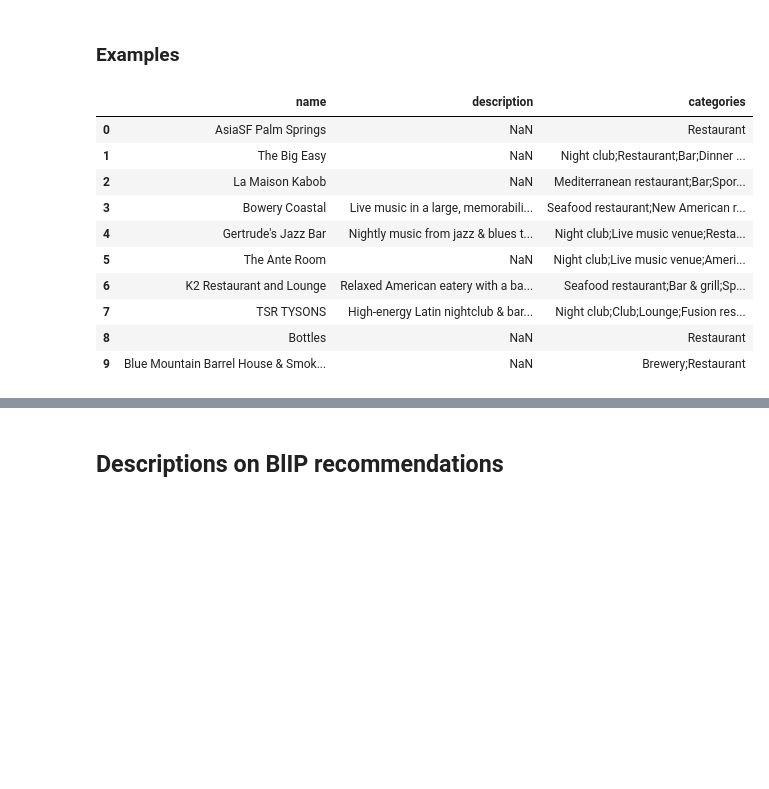
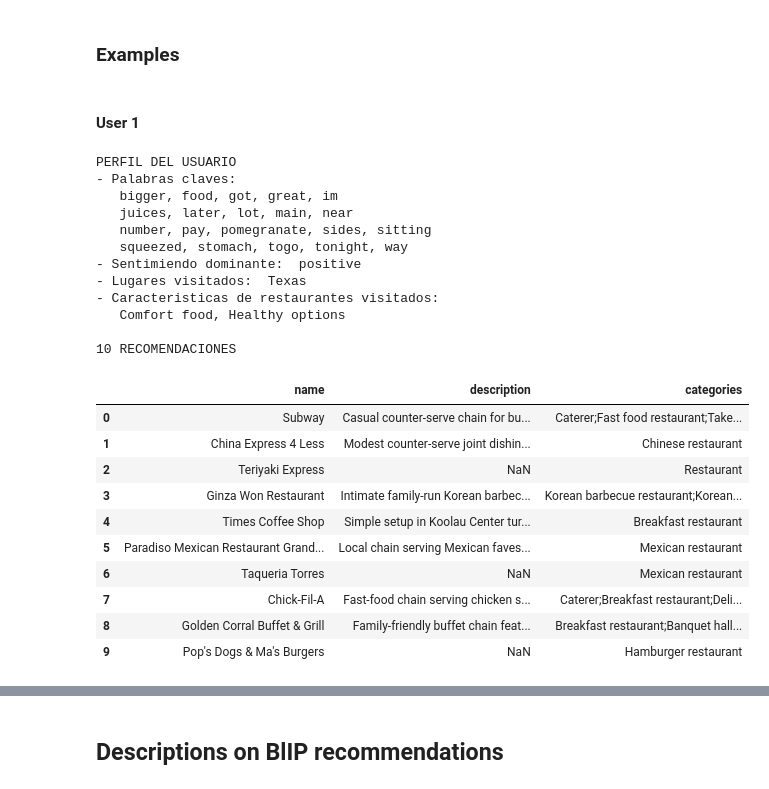
Before and after one commit to pedrozavalat/iic3633-proyecto, a Jupyter notebook: iic3633_BLIP.ipynb, the cells around one changed output, grey strips where cells are left out. Drawn from its saved outputs; the diff is of its cells as text; code cells hidden in the pictures; blank space fills up the shorter version.

```diff
--- a/iic3633_BLIP.ipynb
+++ b/iic3633_BLIP.ipynb
@@ -754,8 +838,10 @@ BLIP (Case 1: Most Similar)
 # %% [markdown]
 ### Metrics
 # %%
-blip_most_sim_reclist10, blip_most_sim_reclist20 = {}, {}
+print('BLIP (Case 1: Most Similar)')
+blip_most_sim_reclist10, blip_most_sim_reclist20, blip_most_sim_reclist30 = {}, {}, {}
 
 for user_id, reclists in blip_most_sim_reclist.items():
     blip_most_sim_reclist10[user_id] = reclists[10]
     blip_most_sim_reclist20[user_id] = reclists[20]
+    blip_most_sim_reclist30[user_id] = reclists[30]
@@ -801,0 +882,11 @@ show_recommendations(
+# %%
+# Buscamos diversos usuarios
+user1, user2, user3 = None, None, None
+while not (user1 and user2 and user3):
+    for user, recs in test_users.items():
+        if user1 == None and 1 <= len(recs) < 4:
+            user1 = user
+        if user2 == None and 4 <= len(recs) < 6:
+            user2 = user
+        if user3 == None and 8 <= len(recs):
+            user3 = user
@@ -825,5 +1079,2 @@ show_recommendations(
 # %% [markdown]
 ## BLIP - Mean
-# %%
-print('BLIP (Case 1: Most Similar)')
-blip_mean_reclist = blip_train(train_users, test_users, mode='mean')
@@ -832,11 +1081,12 @@ BLIP (Case 1: Most Similar)
 # %% [markdown]
 ### Metrics
 # %%
-blip_mean_reclist10, blip_mean_reclist20 = {}, {}
+blip_mean_reclist10, blip_mean_reclist20, blip_mean_reclist30 = {}, {}, {}
 
 for user_id, reclists in blip_mean_reclist.items():
     blip_mean_reclist10[user_id] = reclists[10]
     blip_mean_reclist20[user_id] = reclists[20]
+    blip_mean_reclist30[user_id] = reclists[30]
 # %%
 evaluate_model(blip_mean_reclist10, n=10)
 # %% [output]
@@ -860,20 +1120,31 @@ Diversity@20: 0.7775270758122742
 # %% [markdown]
 ### Examples
+# %% [markdown]
+#### User 1
 # %%
-show_recommendations(
-    user=random_user,
-    reclist=blip_mean_reclist10[random_user]
-)
+show_recommendations(user=user1, reclist=blip_mean_reclist10[user1])
 # %% [output]
+PERFIL DEL USUARIO
+- Palabras claves:
+   bigger, food, got, great, im
+   juices, later, lot, main, near
+   number, pay, pomegranate, sides, sitting
+   squeezed, stomach, togo, tonight, way
+- Sentimiendo dominante:  positive
+- Lugares visitados:  Texas
+- Caracteristicas de restaurantes visitados:
+   Comfort food, Healthy options
+
+10 RECOMENDACIONES
 |  | name | description | categories |
-| 0 | AsiaSF Palm Springs | NaN | Restaurant |
-| 1 | The Big Easy | NaN | Night club;Restaurant;Bar;Dinner ... |
-| 2 | La Maison Kabob | NaN | Mediterranean restaurant;Bar;Spor... |
-| 3 | Bowery Coastal | Live music in a large, memorabili... | Seafood restaurant;New American r... |
-| 4 | Gertrude's Jazz Bar | Nightly music from jazz & blues t... | Night club;Live music venue;Resta... |
-| 5 | The Ante Room | NaN | Night club;Live music venue;Ameri... |
-| 6 | K2 Restaurant and Lounge | Relaxed American eatery with a ba... | Seafood restaurant;Bar & grill;Sp... |
-| 7 | TSR TYSONS | High-energy Latin nightclub & bar... | Night club;Club;Lounge;Fusion res... |
-| 8 | Bottles | NaN | Restaurant |
-| 9 | Blue Mountain Barrel House & Smok... | NaN | Brewery;Restaurant |
+| 0 | Subway | Casual counter-serve chain for bu... | Caterer;Fast food restaurant;Take... |
+| 1 | China Express 4 Less | Modest counter-serve joint dishin... | Chinese restaurant |
+| 2 | Teriyaki Express | NaN | Restaurant |
+| 3 | Ginza Won Restaurant | Intimate family-run Korean barbec... | Korean barbecue restaurant;Korean... |
+| 4 | Times Coffee Shop | Simple setup in Koolau Center tur... | Breakfast restaurant |
+| 5 | Paradiso Mexican Restaurant Grand... | Local chain serving Mexican faves... | Mexican restaurant |
+| 6 | Taqueria Torres | NaN | Mexican restaurant |
+| 7 | Chick-Fil-A | Fast-food chain serving chicken s... | Caterer;Breakfast restaurant;Deli... |
+| 8 | Golden Corral Buffet & Grill | Family-friendly buffet chain feat... | Breakfast restaurant;Banquet hall... |
+| 9 | Pop's Dogs & Ma's Burgers | NaN | Hamburger restaurant |
 # %%
```
Also changed, not shown: parts of 42 cells of this notebook.
